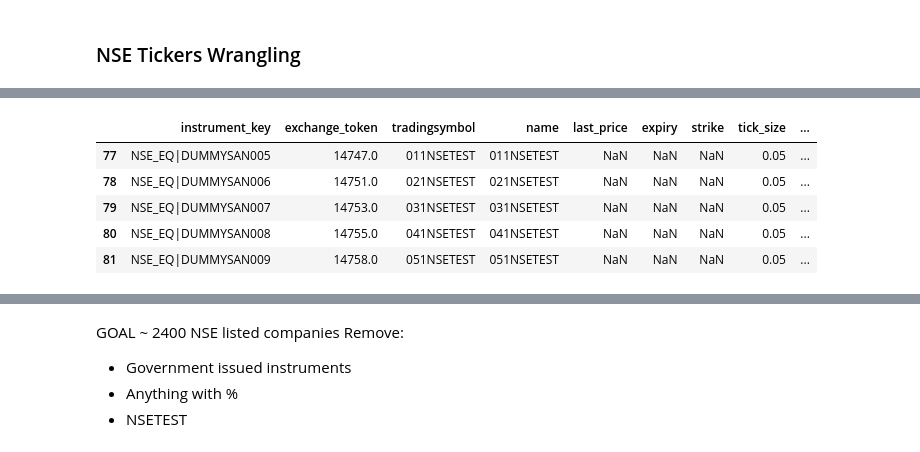
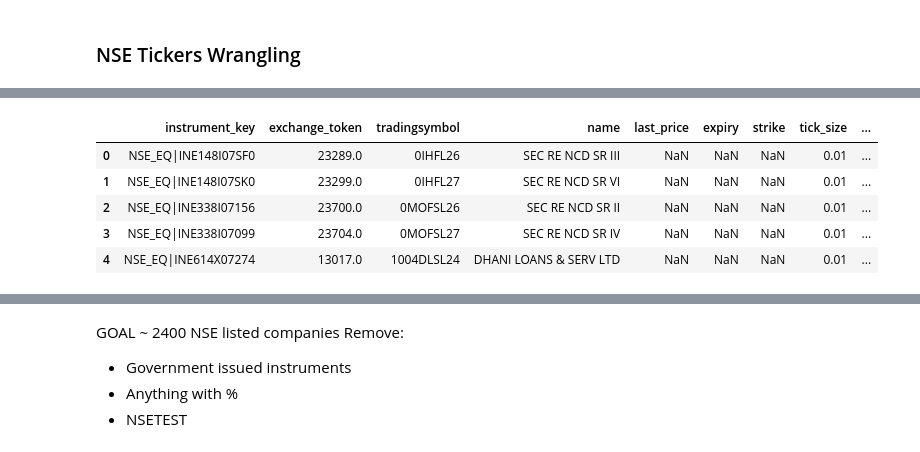
Before and after one commit to pagar22/laxmi-chit-fund, a Jupyter notebook: notebooks/tickers.ipynb, the cells around one changed output, grey strips where cells are left out. Cells and saved outputs as stored; diff of their text form; code cells hidden in the pictures.

```diff
--- a/notebooks/tickers.ipynb
+++ b/notebooks/tickers.ipynb
@@ -35,11 +27,11 @@ instruments.head()
 # %%
-equities = instruments.query('instrument_type == "EQUITY" and exchange == "NSE_EQ"')
+equities = instruments.query('instrument_type == "EQUITY" and exchange == "NSE"')
 equities.head()
 # %% [output]
 |  | instrument_key | exchange_token | tradingsymbol | name | last_price | expiry | strike | tick_size | ... |
-| 77 | NSE_EQ|DUMMYSAN005 | 14747.0 | 011NSETEST | 011NSETEST | NaN | NaN | NaN | 0.05 | ... |
-| 78 | NSE_EQ|DUMMYSAN006 | 14751.0 | 021NSETEST | 021NSETEST | NaN | NaN | NaN | 0.05 | ... |
-| 79 | NSE_EQ|DUMMYSAN007 | 14753.0 | 031NSETEST | 031NSETEST | NaN | NaN | NaN | 0.05 | ... |
-| 80 | NSE_EQ|DUMMYSAN008 | 14755.0 | 041NSETEST | 041NSETEST | NaN | NaN | NaN | 0.05 | ... |
-| 81 | NSE_EQ|DUMMYSAN009 | 14758.0 | 051NSETEST | 051NSETEST | NaN | NaN | NaN | 0.05 | ... |
+| 0 | NSE_EQ|INE148I07SF0 | 23289.0 | 0IHFL26 | SEC RE NCD SR III | NaN | NaN | NaN | 0.01 | ... |
+| 1 | NSE_EQ|INE148I07SK0 | 23299.0 | 0IHFL27 | SEC RE NCD SR VI | NaN | NaN | NaN | 0.01 | ... |
+| 2 | NSE_EQ|INE338I07156 | 23700.0 | 0MOFSL26 | SEC RE NCD SR II | NaN | NaN | NaN | 0.01 | ... |
+| 3 | NSE_EQ|INE338I07099 | 23704.0 | 0MOFSL27 | SEC RE NCD SR IV | NaN | NaN | NaN | 0.01 | ... |
+| 4 | NSE_EQ|INE614X07274 | 13017.0 | 1004DLSL24 | DHANI LOANS & SERV LTD | NaN | NaN | NaN | 0.01 | ... |
 # %%
```
Also changed, not shown: parts of 8 cells of this notebook, 2 other files.
